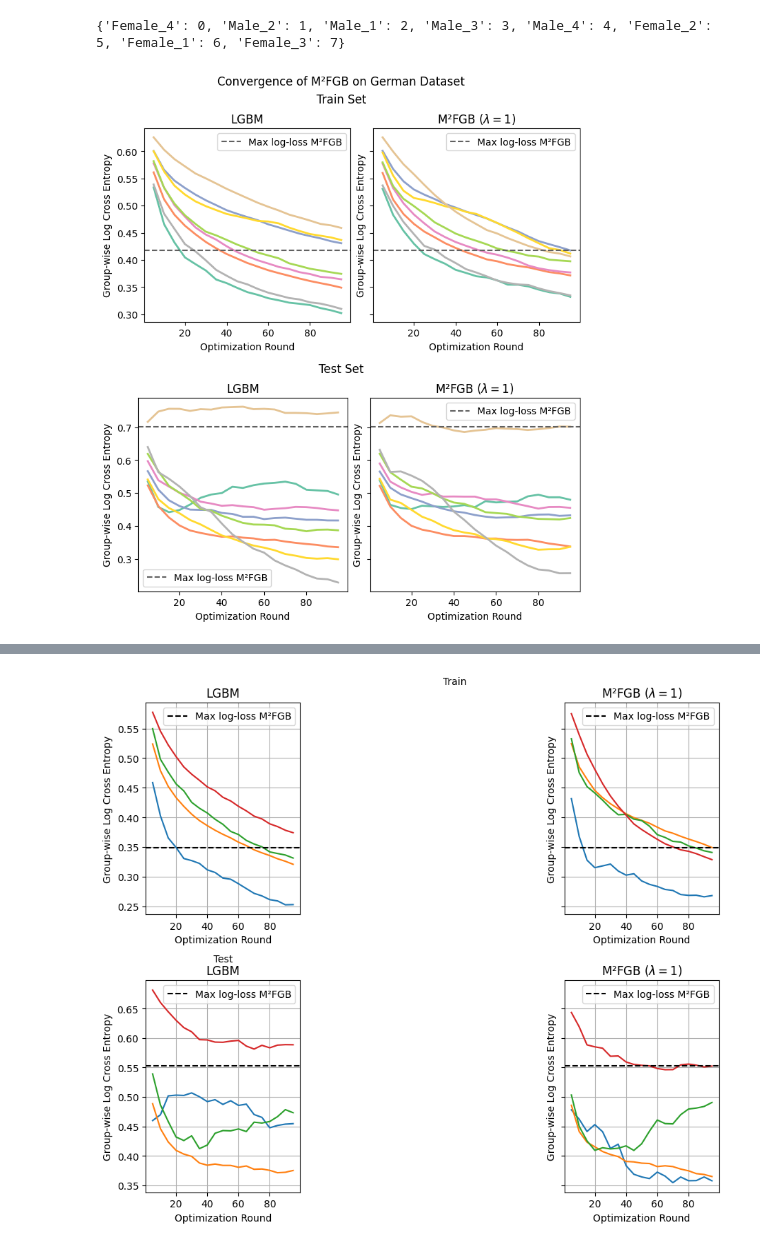
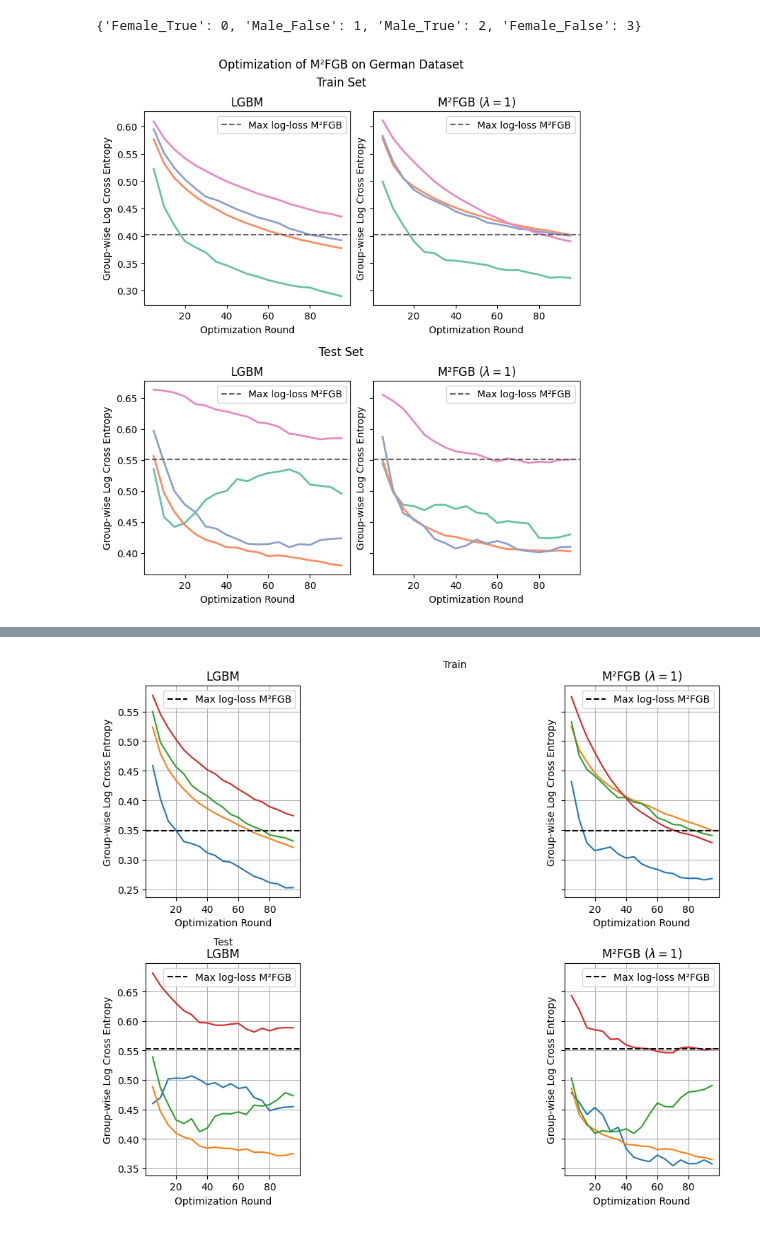
Before and after one commit to hiaac-finance/m2fgb, a Jupyter notebook: notebooks/testing_convergence.ipynb, the cells around one changed output, grey strips where cells are left out. Drawn from its saved outputs; the diff is of its cells as text; code cells hidden in the pictures.

```diff
--- a/notebooks/testing_convergence.ipynb
+++ b/notebooks/testing_convergence.ipynb
@@ -35,7 +38,7 @@ def call_model(x, model_name):
 dataset = "german"
 n_folds = 10
 fold = 0
-n_groups = 8
+n_groups = 4
 # %%
 df1 = pd.read_csv("../results/experiment_4_groups/german/M2FGB_onlyfair/trials_fold_0.csv")
 df2 = pd.read_csv("../results/experiment_4_groups/german/M2FGB_onlyfair/test_fold_0.csv")
@@ -77,7 +80,7 @@ A_train, A_val, A_test = experiments_new.get_subgroup_feature(
 )
 X_train, X_val, X_test = data.preprocess_dataset(dataset, X_train, X_val, X_test)
 # %% [output]
-{'Female_4': 0, 'Male_2': 1, 'Male_1': 2, 'Male_3': 3, 'Male_4': 4, 'Female_2': 5, 'Female_1': 6, 'Female_3': 7}
+{'Female_True': 0, 'Male_False': 1, 'Male_True': 2, 'Female_False': 3}
 # %%
 methods_names = ["lgbm", "m2fgb"] #, "minmaxfair", "fairgbm"]
 # %%
@@ -105,7 +108,7 @@ for method in methods_names:
     score["test"][method] = np.array(score["test"][method])
 # %%
 fig = plt.figure(constrained_layout=True, figsize = (7, 8))
-fig.suptitle('Convergence of M²FGB on German Dataset')
+fig.suptitle('Optimization of M²FGB on German Dataset')
 
 subfigs = fig.subfigures(nrows=2, ncols=1)
 sets = ["train", "test"]
@@ -115,32 +118,32 @@ better_methods_names = {
     "m2fgb" : "M²FGB ($\lambda = 1$)"
 }
 for row, subfig in enumerate(subfigs):
     subfig.suptitle(set_names[row])
 
     max_score = np.max(score[sets[row]]["m2fgb"][-1, :])
     axs = subfig.subplots(nrows=1, ncols=2, sharey=True)
 
 
     for col, ax in enumerate(axs):
         method = methods_names[col]
 
         ax.set_title(better_methods_names[method])
 
         # set color cycle to Pastel2
         ax.set_prop_cycle(color=plt.cm.Set2.colors)
 
         for ng in range(n_groups):
             ax.plot(iters_list, score[sets[row]][method][:, ng], lw = 2)
 
 
         ax.set_xlabel("Optimization Round")
         ax.set_ylabel("Group-wise Log Cross Entropy")
 
         ax.axhline(max_score, color = "#606060", linestyle = "--", label = "Max log-loss M²FGB")
         ax.legend()
         #ax.grid(True)
 
-#plt.savefig("../figs/convergence_german.pdf", dpi = 300)
+plt.savefig("../figs/convergence_german.pdf", dpi = 300)
 plt.show()
 # %% [output]
-[figure, old version]
+[figure, new version]
```
Also changed, not shown: parts of 5 cells of this notebook, 3 other files.
